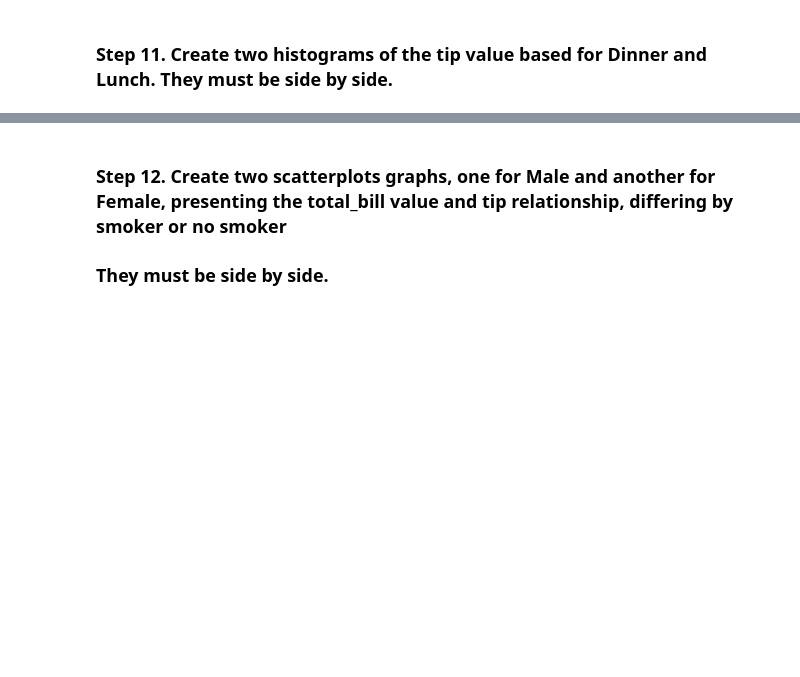
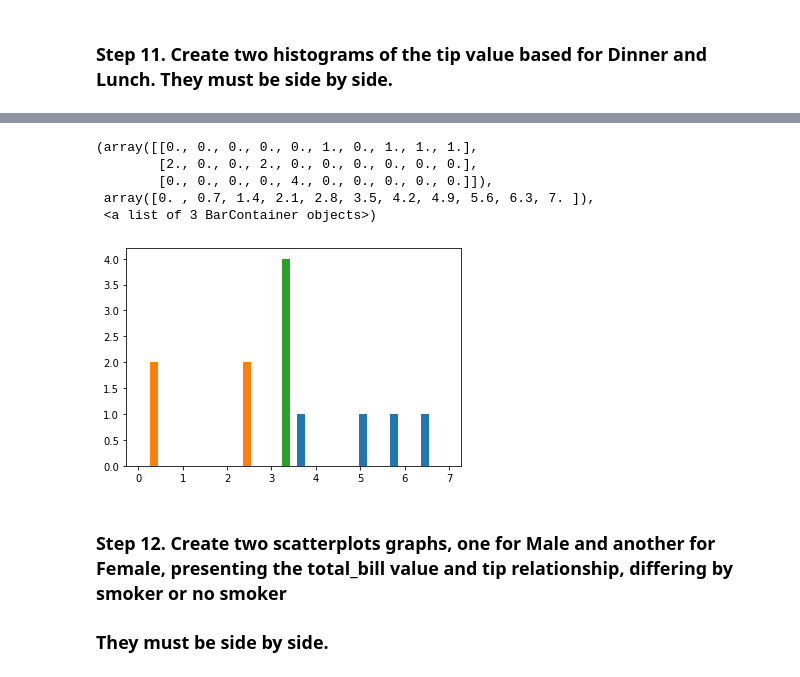
Before and after one commit to Hugo0019/pandas_exercises, a Jupyter notebook: 07_Visualization/Tips/Exercises.ipynb, the cells around one changed output, grey strips where cells are left out. Saved outputs shown, nothing was run; the diff lists cells and outputs as text; code cells hidden in the pictures; blank space fills up the shorter version.

```diff
--- a/07_Visualization/Tips/Exercises.ipynb
+++ b/07_Visualization/Tips/Exercises.ipynb
@@ -119,0 +147,8 @@ Name: total_bill, dtype: float64
+# %%
+df_tipsbytime=pd.concat([df_Lunch_tip,df_Dinner_tip],axis=1,keys=['Lunch','Dinner'])
+df_tipsbytime.where(df_tipsbytime.notna(),0,inplace=True)
+df_tipsbytime.reset_index(inplace=True)
+df_tipsbytime.where(df_tipsbytime.day.isin(['Fri','Thur','Sat','Sun']),[5,4,6,7])
+df_tipsbytime.replace(['Fri','Thur','Sat','Sun'],[5,4,6,7],inplace=True)
+df_tipsbytime.sort_values('day',inplace=True)
+df_tipsbytime.set_index('day')
@@ -120,3 +162,12 @@ Name: total_bill, dtype: float64
+# %%
+plt.hist(x=df_tipsbytime.index,height=[df_tipsbytime.Lunch,df_tipsbytime.Dinner])
+# %% [output]
+(array([[0., 0., 0., 0., 0., 1., 0., 1., 1., 1.],
+        [2., 0., 0., 2., 0., 0., 0., 0., 0., 0.],
+        [0., 0., 0., 0., 4., 0., 0., 0., 0., 0.]]),
+ array([0. , 0.7, 1.4, 2.1, 2.8, 3.5, 4.2, 4.9, 5.6, 6.3, 7. ]),
+ <a list of 3 BarContainer objects>)
+[figure, added]
 # %% [markdown]
 ### Step 12. Create two scatterplots graphs, one for Male and another for Female, presenting the total_bill value and tip relationship, differing by smoker or no smoker
 ### They must be side by side.
```
Also changed, not shown: parts of 11 cells of this notebook, 6 other files.
